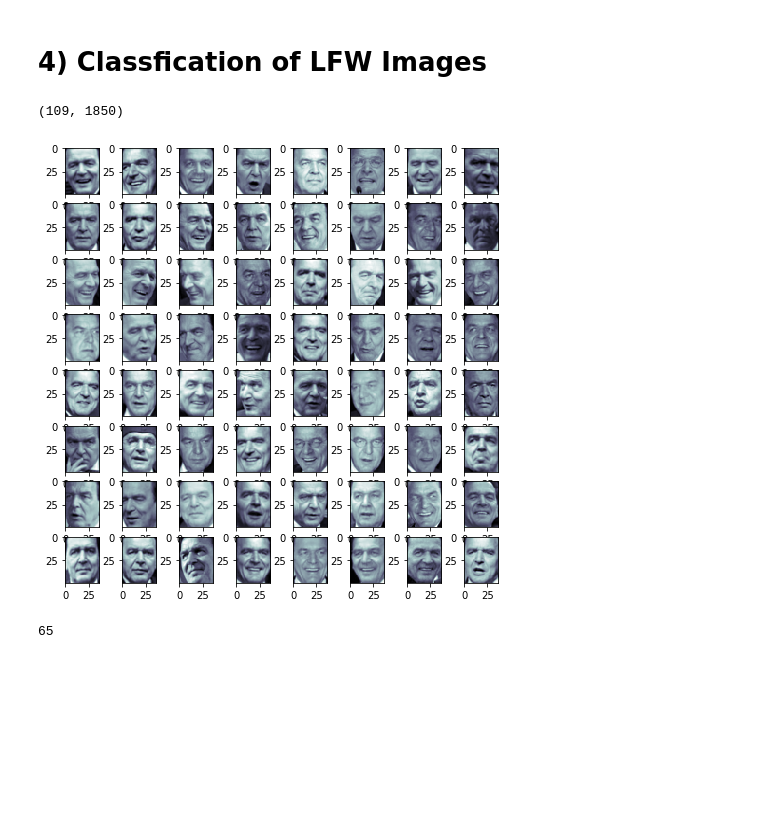
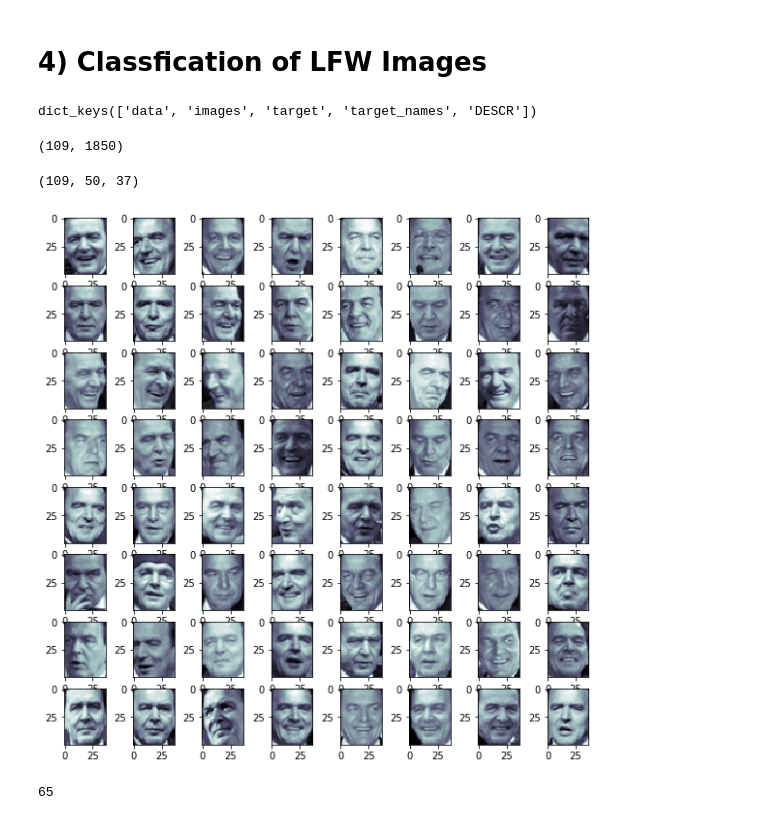
Before and after one commit to abhishek201202/Machine-Learning-Deep-Learning--Online-Course, a Jupyter notebook: 19. PCA-2 ..... [abhishek201202].ipynb, the cells around one changed output. Saved outputs shown, nothing was run; the diff lists cells and outputs as text; code cells hidden in the pictures; blank space fills up the shorter version.

```diff
--- a/19. PCA-2 ..... [abhishek201202].ipynb
+++ b/19. PCA-2 ..... [abhishek201202].ipynb
@@ -42,11 +44,12 @@ oliv["images"].shape
 # %% [output]
 (400, 64, 64)
 # %%
-fig = plt.figure(figsize = (8 , 8))
+fig = plt.figure(figsize = (10 , 10))
 for i in range(64):
     ax = fig.add_subplot(8 , 8 , i + 1)
     ax.imshow(oliv.images[i] , cmap = plt.cm.bone)
 plt.show()
+## cmap :: color map
 ## this dataset is about 40 person each have 10 images
 ## 0 and 50 are s ticks and y ticks
 # %% [output]
@@ -101,9 +108,9 @@ x_approx.shape
 # %%
 x_approx_images = x_approx.reshape((400 , 64 , 64))
 # %%
-fig = plt.figure(figsize = (8 , 8))
+fig = plt.figure(figsize = (10, 10))
 for i in range(64):
     ax = fig.add_subplot(8 , 8 , i + 1)
-    ax.imshow(oliv.images[i] , cmap = plt.cm.bone)
+    ax.imshow(x_approx_images[i] , cmap = plt.cm.bone)
 plt.show()
 # %% [output]
@@ -113,9 +120,9 @@ plt.show()
 # %%
 eigenv = pca.components_
 eigenfaces = eigenv.reshape((123 , 64 , 64))
-fig = plt.figure(figsize = (8 , 8))
+fig = plt.figure(figsize = (10, 10))
 for i in range(64):
     ax = fig.add_subplot(8 , 8 , i + 1)
-    ax.imshow(eigenfaces[i] , cmap = plt.cm.bone)
+    ax.imshow(eigenfaces[i], cmap = plt.cm.bone)
 plt.show()
 # %% [output]
@@ -132,4 +139,8 @@ from sklearn import ensemble
 import time
 # %%
 lfw = datasets.fetch_lfw_people(min_faces_per_person = 100 , resize = 0.4)
+# %%
+lfw.keys()
+# %% [output]
+dict_keys(['data', 'images', 'target', 'target_names', 'DESCR'])
 # %%
@@ -137,13 +147,17 @@ lfw.keys()
 lfw.data.shape
 # %% [output]
 (109, 1850)
+# %%
+lfw.images.shape
+# %% [output]
+(109, 50, 37)
 # %%
-fig = plt.figure(figsize = (8 , 8))
+fig = plt.figure(figsize = (10, 10))
 for i in range(64):
     ax = fig.add_subplot(8 , 8 , i + 1)
     ax.imshow(lfw.images[i] , cmap = plt.cm.bone)
 plt.show()
 # %% [output]
-[figure, old version]
+[figure, new version]
 # %%
 x , y = lfw.data , lfw.target
```
Also changed, not shown: parts of 12 cells of this notebook, 3 other files.
